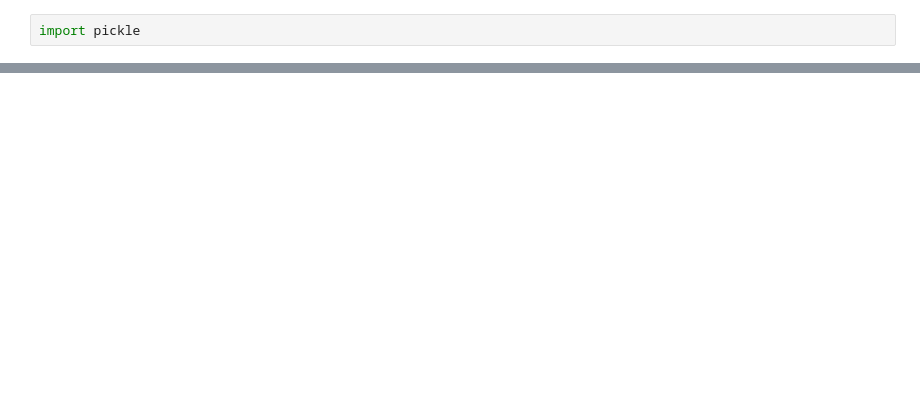
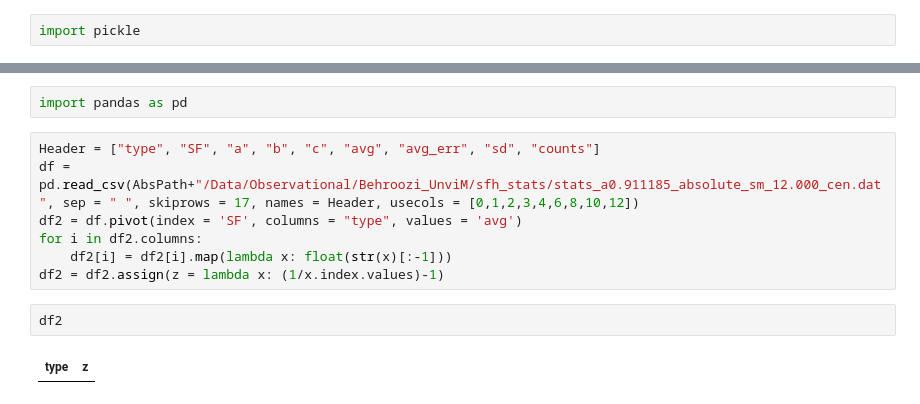
Before and after one commit to PipGrylls/STEEL, a Jupyter notebook: Notebooks/TestBook.ipynb, the cells around one changed output, grey strips where cells are left out. Drawn from its saved outputs; the diff is of its cells as text; blank space fills up the shorter version.

```diff
--- a/Notebooks/TestBook.ipynb
+++ b/Notebooks/TestBook.ipynb
@@ -662,0 +553,13 @@ array([12.175739 , 12.176261 , 12.176792 , 12.177333 , 12.177884 ,
+# %%
+import pandas as pd
+# %%
+Header = ["type", "SF", "a", "b", "c", "avg", "avg_err", "sd", "counts"]
+df = pd.read_csv(AbsPath+"/Data/Observational/Behroozi_UnviM/sfh_stats/stats_a0.911185_absolute_sm_12.000_cen.dat", sep = " ", skiprows = 17, names = Header, usecols = [0,1,2,3,4,6,8,10,12])
+df2 = df.pivot(index = 'SF', columns = "type", values = 'avg')
+for i in df2.columns:
+    df2[i] = df2[i].map(lambda x: float(str(x)[:-1]))
+df2 = df2.assign(z = lambda x: (1/x.index.values)-1)
+# %%
+df2
+# %% [output]
+| type | z |
```
Also changed, not shown: parts of 33 cells of this notebook, 2 other files.
